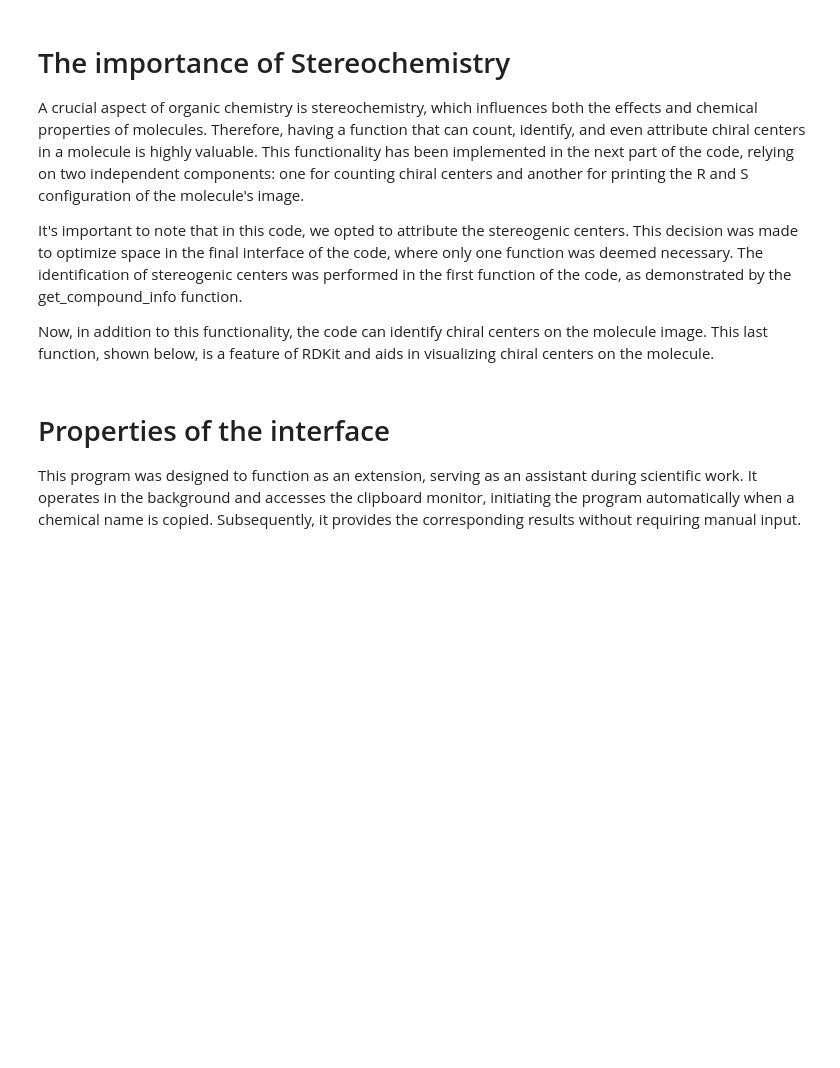
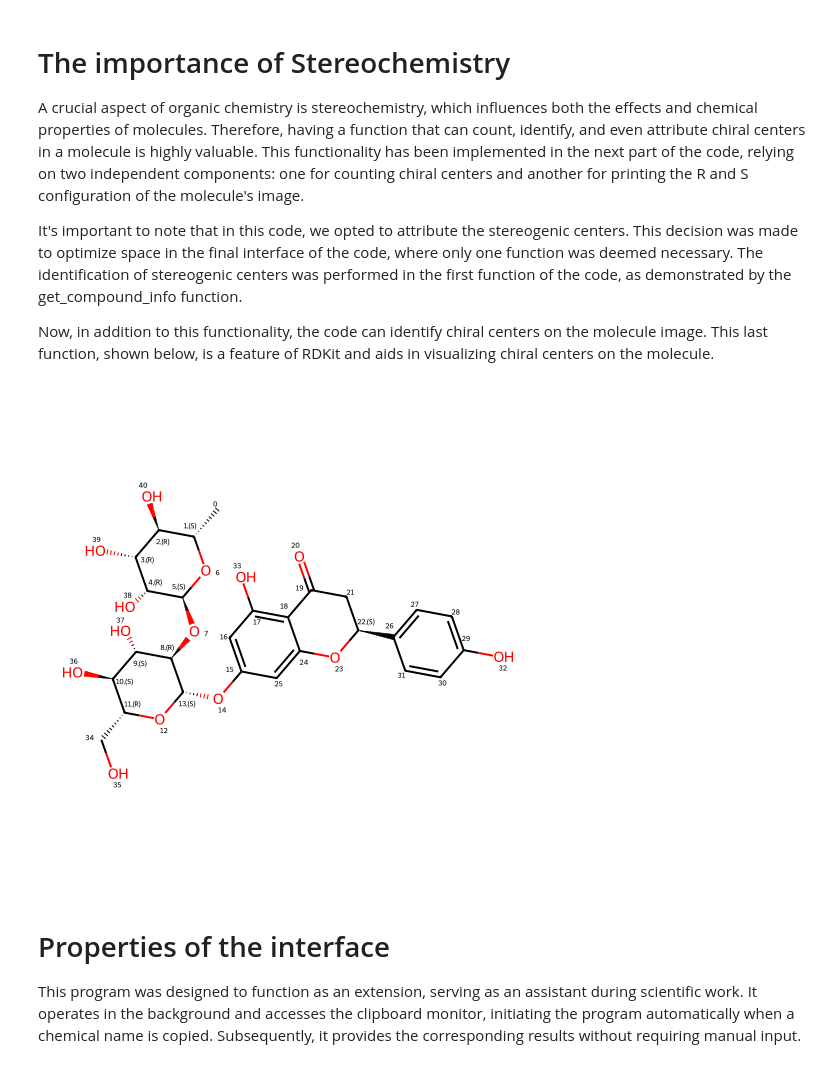
Before and after one commit to EAJ7/MOLInterface, a Jupyter notebook: notebooks/project_report.ipynb, the cells around one changed output. Cells and saved outputs as stored; diff of their text form; code cells hidden in the pictures; blank space fills up the shorter version.

```diff
--- a/notebooks/project_report.ipynb
+++ b/notebooks/project_report.ipynb
@@ -754,7 +531,33 @@ It's important to note that in this code, we opted to attribute the stereogenic
 
 Now, in addition to this functionality, the code can identify chiral centers on the molecule image. This last function, shown below, is a feature of RDKit and aids in visualizing chiral centers on the molecule.
 # %%
-# add code here for printing the centers on the molecule
+# This code is just for display, do not run it
+from rdkit.Chem import Draw
+from rdkit.Chem.Draw import rdMolDraw2D
+from io import BytesIO
+from PIL import Image, ImageTk
+
+# Create a planar molecule object from the SMILES code
+smiles_code = 'C[C@H]1[C@@H]([C@H]([C@H]([C@@H](O1)O[C@@H]2[C@H]([C@@H]([C@H](O[C@H]2OC3=CC(=C4C(=O)C[C@H](OC4=C3)C5=CC=C(C=C5)O)O)CO)O)O)O)O)O'
+planar_molecule = Chem.MolFromSmiles(smiles_code)
+
+d2d = Draw.MolDraw2DCairo(400,350)
+
+# get drawing options, and set options to display stereocenters
+dopts = d2d.drawOptions()
+dopts.addStereoAnnotation = True
+
+# Draw mol in that canvas
+image_2 = d2d.DrawMolecule(planar_molecule)
+d2d.FinishDrawing()
+
+# convert into an image, and display in tkinter
+bio = BytesIO(d2d.GetDrawingText())
+
+#displays image in tkinter
+tk_image = ImageTk.PhotoImage(bio)
+# %% [output]
+[figure, added]
 # %% [markdown]
 # Properties of the interface
 This program was designed to function as an extension, serving as an assistant during scientific work. It operates in the background and accesses the clipboard monitor, initiating the program automatically when a chemical name is copied. Subsequently, it provides the corresponding results without requiring manual input.
```
Also changed, not shown: parts of 10 cells of this notebook.
